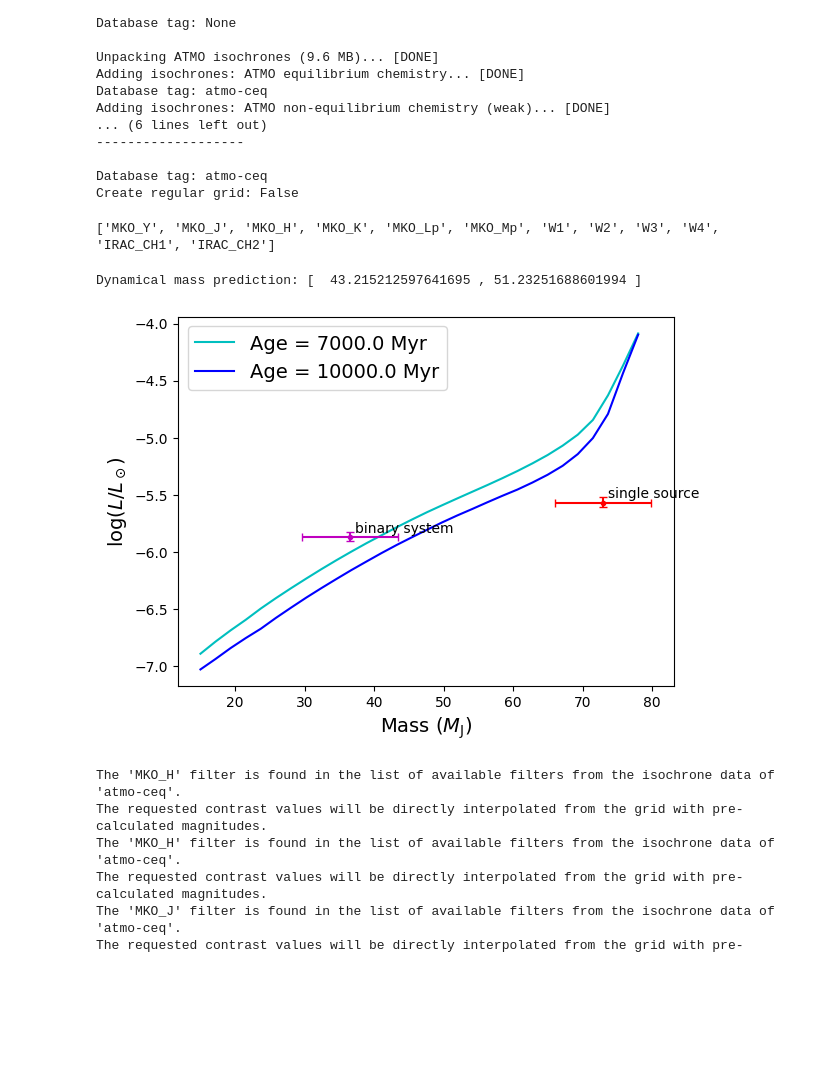
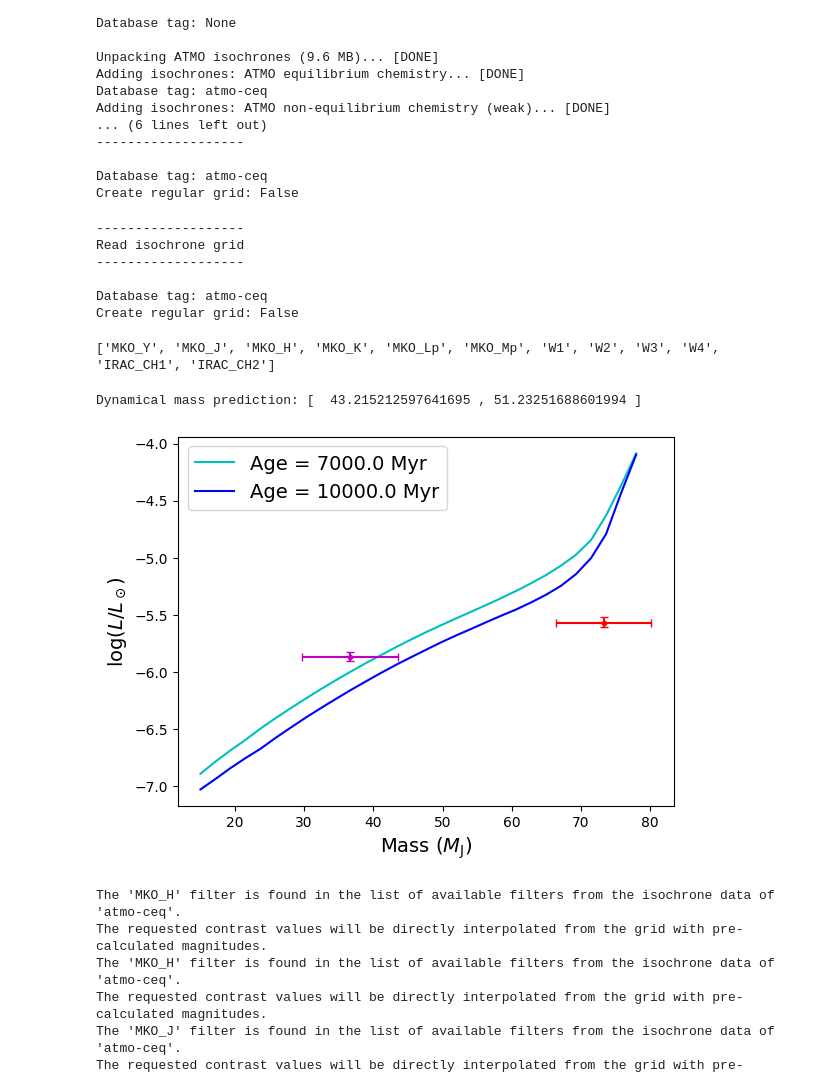
Before and after one commit to benlchang/HD47127-b-ADI, a Jupyter notebook: species.ipynb, the cells around one changed output. Cells and saved outputs as stored; diff of their text form; code cells hidden in the pictures; blank space fills up the shorter version.

Commit message:
more evo model plot updates

```diff
--- a/species.ipynb
+++ b/species.ipynb
@@ -599,6 +600,15 @@ Adding isochrones: ATMO non-equilibrium chemistry (weak)... [DONE]
 
 Database tag: atmo-ceq
 Create regular grid: False
+# %%
+read_iso = ReadIsochrone(tag='atmo-ceq')
+# %% [output]
+-------------------
+Read isochrone grid
+-------------------
+
+Database tag: atmo-ceq
+Create regular grid: False
 # %%
 print(read_iso.get_filters())
 # %% [output]
@@ -615,40 +625,40 @@ iso_box_2 = read_iso.get_isochrone(age=10000.,
 
 mass_est = np.arange(10, 80)
 lum_low = [-5.751-0.035] * 70
 lum_high = [-5.751+0.049] * 70
 
 plt.plot(iso_box_1.mass, iso_box_1.log_lum, label=f'Age = {iso_box_1.age} Myr', color='c')
 plt.plot(iso_box_2.mass, iso_box_2.log_lum, label=f'Age = {iso_box_2.age} Myr', color='b')
 # plt.plot(mass_est, lum_low)
 # plt.plot(mass_est, lum_high)
 
 
 f_iso_low = interp1d(iso_box_1.mass, iso_box_1.log_lum, kind='linear', fill_value='extrapolate')
 f_iso_high = interp1d(iso_box_2.mass, iso_box_2.log_lum, kind='linear', fill_value='extrapolate')
 
 intersect_mass_low = fsolve(lambda x: f_iso_low(x) - lum_low[0], 10)
 
 intersect_mass_high = fsolve(lambda x: f_iso_high(x) - lum_high[0], 10)
 
 print("Dynamical mass prediction: [ ", intersect_mass_low[0], ",", intersect_mass_high[0], "]")
 
-plt.errorbar(73, -5.571, yerr=[[0.035], [0.049]], xerr=6.9, capsize=3.0, color='r')
-plt.plot(73, -5.571, '.', color='r')
-plt.annotate("single source", (73.0, -5.571), xytext=(5.0, 5.0), textcoords='offset pixels')
+plt.errorbar(73.3, -5.571, yerr=[[0.035], [0.049]], xerr=6.9, capsize=3.0, color='r')
+plt.plot(73.3, -5.571, '.', color='r')
+# plt.annotate("single source", (73.0, -5.571), xytext=(5.0, 5.0), textcoords='offset pixels')
 
 half_lum = math.log(0.5 * (10 ** -5.571), 10)
 
-plt.errorbar(73/2, half_lum, yerr=[[0.035], [0.049]], xerr=6.9, capsize=3.0, color='m')
-plt.plot(73/2, half_lum, '.', color='m')
-plt.annotate("binary system", (73/2, half_lum), xytext=(5.0, 5.0), textcoords='offset pixels')
+plt.errorbar(73.3/2, half_lum, yerr=[[0.035], [0.049]], xerr=6.9, capsize=3.0, color='m')
+plt.plot(73.3/2, half_lum, '.', color='m')
+# plt.annotate("binary system", (73/2, half_lum), xytext=(5.0, 5.0), textcoords='offset pixels')
 
 plt.xlabel(r'Mass ($M_\mathrm{J}$)', fontsize=14)
 plt.ylabel(r'$\log(L/L_\odot)$', fontsize=14)
 plt.legend(fontsize=14)
 plt.show()
 # %% [output]
 Dynamical mass prediction: [  43.215212597641695 , 51.23251688601994 ]
-[figure, old version]
+[figure, new version]
 # %%
 mass_H1 = read_iso.contrast_to_mass(age=7000.,
                                    distance=26.6,
```
Also changed, not shown: parts of 4 cells of this notebook.
